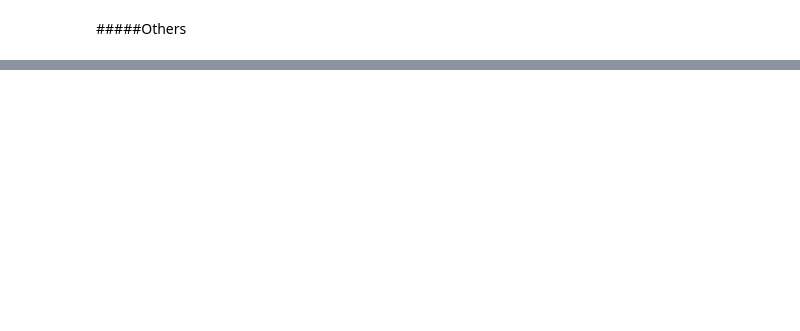
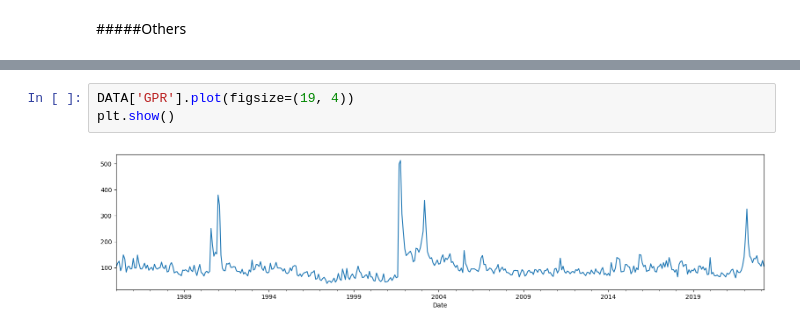
Before and after one commit to abaskon/Thesis, a Jupyter notebook: GPR_DBI_VAR_analysis.ipynb, the cells around one changed output, grey strips where cells are left out. Cells and saved outputs as stored; diff of their text form; blank space fills up the shorter version.

```diff
--- a/GPR_DBI_VAR_analysis.ipynb
+++ b/GPR_DBI_VAR_analysis.ipynb
@@ -199,0 +333,5 @@ rolling_mean = rolling_mean.fillna(0)
+# %%
+DATA['GPR'].plot(figsize=(19, 4))
+plt.show()
+# %% [output]
+[figure, added]
```
Also changed, not shown: parts of 50 cells of this notebook.
